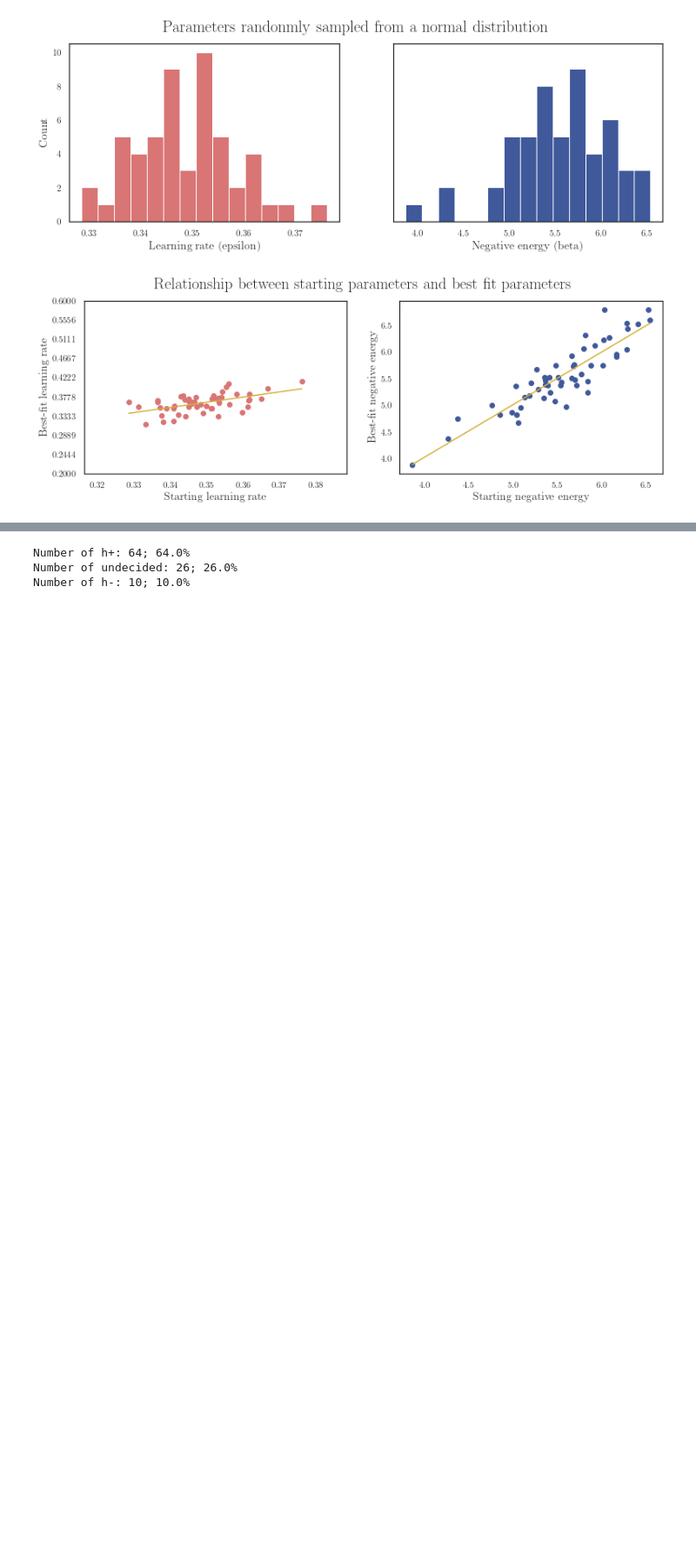
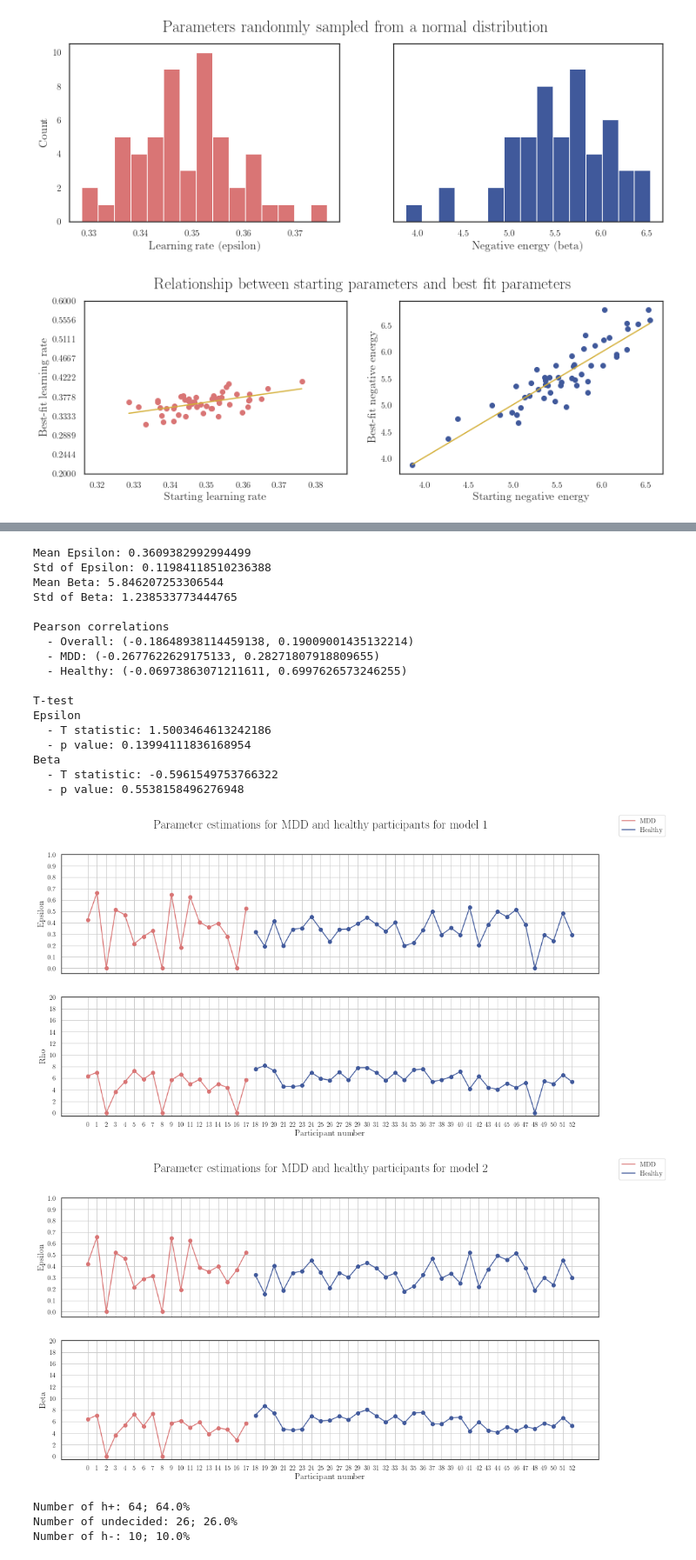
Before and after one commit to joanreyero/decision-making-models, a Jupyter notebook: model-behavioural-data.ipynb, the cells around one changed output, grey strips where cells are left out. Shown at 87% size. Saved outputs shown, nothing was run; the diff lists cells and outputs as text; code cells hidden in the pictures; blank space fills up the shorter version.

Commit message:
Made plots for additional models

```diff
--- a/model-behavioural-data.ipynb
+++ b/model-behavioural-data.ipynb
@@ -60,14 +60,14 @@ class Behaviour(object):
         self.probs_switch = 30
 
         self.model = model
-        self.V0 = [[0, 0], [0,0], [0.5,4]][model]
+        self.V0 = [[0, 0], [0,0], [0.3, 0]][model]
         self.V_update_fns = [self._m0_update_V, self._m1_update_V, self._m0_update_V][model]
         self.probability_fns = [self._m0_probability, self._m1_probability, self._m0_probability][model]
 
         self.param1_str = 'Epsilon'
         self.param2_str = ['Beta', 'Rho', 'Beta'][model]
 
-        self.fit_starting_params = [(0.5, 5), (0.3, 5.5), (0.5, 5)][model]
+        self.fit_starting_params = [(0.5, 5), (0.5, 5.5), (0.5, 5)][model]
 
     @staticmethod
     def explore_parameters(model=0, ppts=100, eps=(0,1), beta=(1, 15),
@@ -495,7 +495,7 @@ class RealData(Behaviour):
             if save:
                 plt.savefig(f'figures/{save}.pdf', format='pdf')
 
-    def model_fit_stats(self, plot=True, filter_params=False, save=False):
+    def model_fit_stats(self, plot=True, filter_params=False, save=False, title=''):
         """ Print the results of fitting the model to the real data.
         :param: plot (bool, default True)
         :param: filter_params (bool, default False): whether to filter the parameters not in the normal range
@@ -507,7 +507,7 @@ class RealData(Behaviour):
             eps_out, beta_out = self._filter_fit_params(eps_out, beta_out)
 
         if plot:
-            self._plot_fit_model(eps_out, beta_out, save=save)
+            self._plot_fit_model(eps_out, beta_out, save=save, title=title)
 
         eps_out = list(filter(lambda x: x > 0, eps_out))
         beta_out = list(filter(lambda x: x > 0, beta_out))
@@ -581,7 +581,7 @@ class RealData(Behaviour):
         print(f'  - p value: {t_beta.pvalue}')
 
 
-    def _plot_fit_model(self, eps_out, beta_out, bounds=[(0,1), (0, 20)], save=False):
+    def _plot_fit_model(self, eps_out, beta_out, bounds=[(0,1), (0, 20)], save=False, title=''):
         """ Helper function to plot the model-fit.
         """
         eps_healthy = eps_out[self.threshold:]
@@ -591,7 +591,7 @@ class RealData(Behaviour):
 
         ppts = range(len(eps_healthy) + len(eps_mdd))
         fig, axs = plt.subplots(2, figsize=(16,8), sharex=True)
-        fig.suptitle('Parameter estimations for MDD and healthy participants',
+        fig.suptitle('Parameter estimations for MDD and healthy participants' + ' ' + title,
                          fontsize=Behaviour.plot_params['title_size'])
 
         axs[0].plot(ppts[:self.threshold], eps_mdd,
@@ -888,3 +893,13 @@ Epsilon: (0.5476518790842001, 2.1943949535769185e-05)
 Beta: (0.8960786386432466, 1.267654673043996e-19)
 [figure]
 [figure]
+# %%
+print('Model 1')
+real_data_m1 = RealData(model=1)
+#
+real_data_m1.model_fit_stats(filter_params=True, title='for model 1', save='2.6.1')
+
+print('\nModel 2')
+real_data_m2 = RealData(model=2)
+real_data_m2.model_fit_stats(filter_params=True, title='for model 2', save='2.6.2')
+# %% [output]
@@ -891,3 +926,22 @@ Beta: (0.8960786386432466, 1.267654673043996e-19)
+Mean Epsilon: 0.3609382992994499
+Std of Epsilon: 0.11984118510236388
+Mean Beta: 5.846207253306544
+Std of Beta: 1.238533773444765
+
+Pearson correlations
+  - Overall: (-0.18648938114459138, 0.19009001435132214)
+  - MDD: (-0.2677622629175133, 0.28271807918809655)
+  - Healthy: (-0.06973863071211611, 0.6997626573246255)
+
+T-test
+Epsilon
+  - T statistic: 1.5003464613242186
+  - p value: 0.13994111836168954
+Beta
+  - T statistic: -0.5961549753766322
+  - p value: 0.5538158496276948
+[figure, added]
+[figure, added]
 # %%
 DECISION_INPUTS = namedtuple('Inputs', 'v, a, s, z, dt, timesteps, reps',
                              defaults=(0.03, 0.12, 0.04, None, 0.001, 2000, 100))
```
Also changed, not shown: parts of 3 cells of this notebook, 4 other files.
